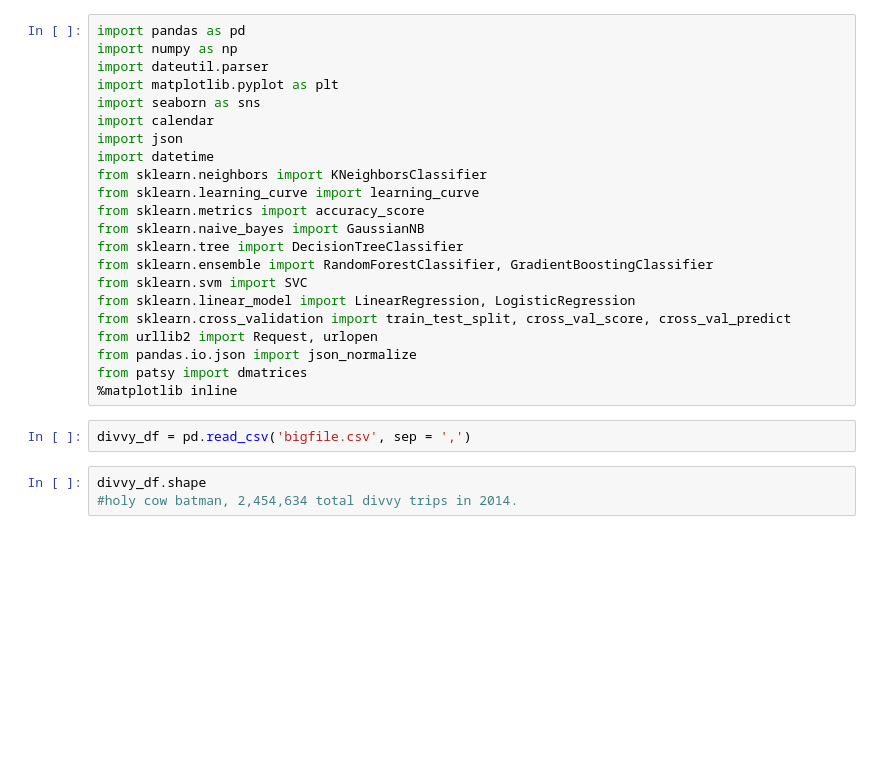
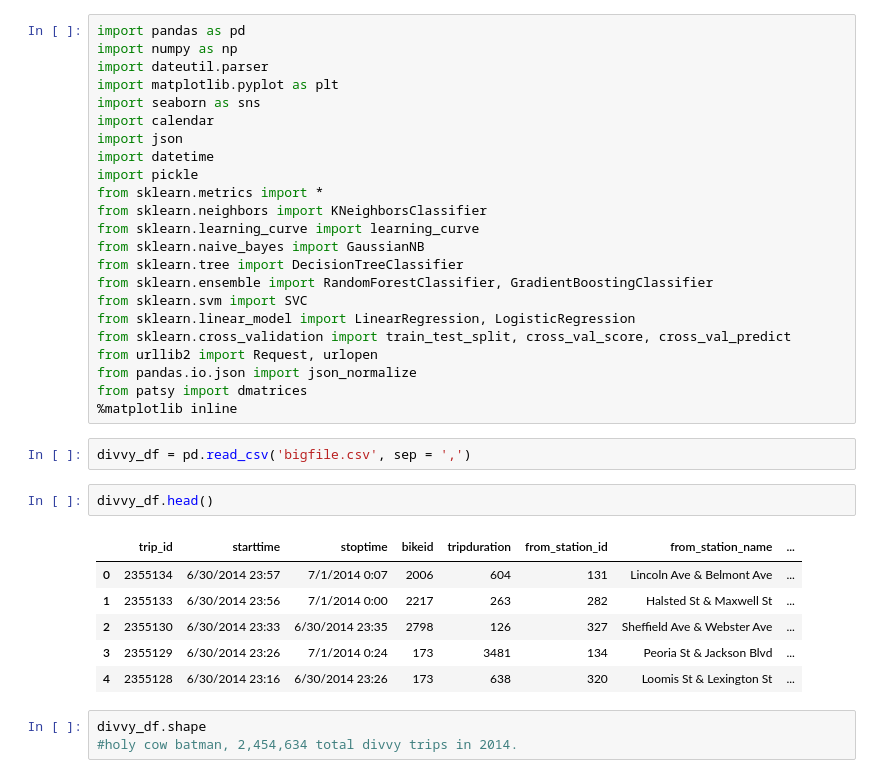
Before and after one commit to yongcho822/Divvy-Project, a Jupyter notebook: pangea.ipynb, the cells around one changed output. Drawn from its saved outputs; the diff is of its cells as text; blank space fills up the shorter version.

```diff
--- a/pangea.ipynb
+++ b/pangea.ipynb
@@ -7,9 +7,10 @@ import seaborn as sns
 import calendar
 import json
 import datetime
+import pickle
+from sklearn.metrics import *
 from sklearn.neighbors import KNeighborsClassifier
 from sklearn.learning_curve import learning_curve
-from sklearn.metrics import accuracy_score
 from sklearn.naive_bayes import GaussianNB
 from sklearn.tree import DecisionTreeClassifier
 from sklearn.ensemble import RandomForestClassifier, GradientBoostingClassifier
@@ -22,6 +23,15 @@ from patsy import dmatrices
 %matplotlib inline
 # %%
 divvy_df = pd.read_csv('bigfile.csv', sep = ',')
+# %%
+divvy_df.head()
+# %% [output]
+|  | trip_id | starttime | stoptime | bikeid | tripduration | from_station_id | from_station_name | ... |
+| 0 | 2355134 | 6/30/2014 23:57 | 7/1/2014 0:07 | 2006 | 604 | 131 | Lincoln Ave & Belmont Ave | ... |
+| 1 | 2355133 | 6/30/2014 23:56 | 7/1/2014 0:00 | 2217 | 263 | 282 | Halsted St & Maxwell St | ... |
+| 2 | 2355130 | 6/30/2014 23:33 | 6/30/2014 23:35 | 2798 | 126 | 327 | Sheffield Ave & Webster Ave | ... |
+| 3 | 2355129 | 6/30/2014 23:26 | 7/1/2014 0:24 | 173 | 3481 | 134 | Peoria St & Jackson Blvd | ... |
+| 4 | 2355128 | 6/30/2014 23:16 | 6/30/2014 23:26 | 173 | 638 | 320 | Loomis St & Lexington St | ... |
 # %%
 divvy_df.shape
 #holy cow batman, 2,454,634 total divvy trips in 2014.
```
Also changed, not shown: parts of 14 cells of this notebook.
